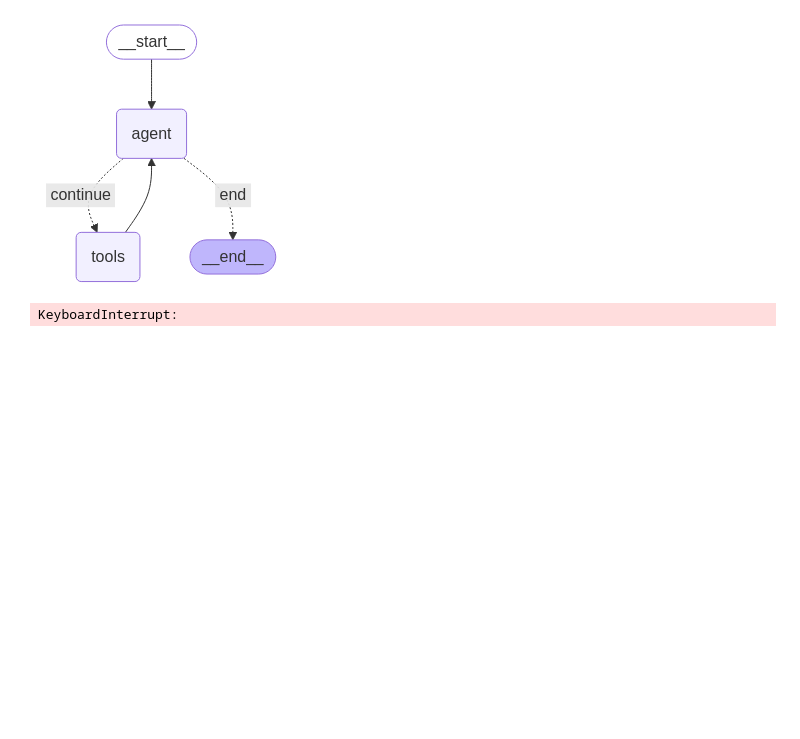
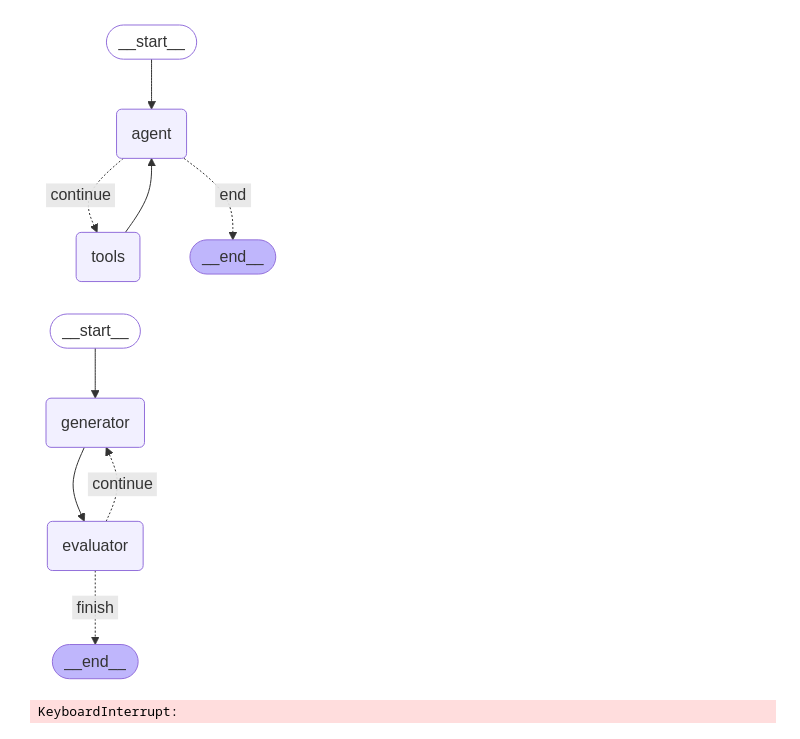
Before and after one commit to Rahul-1100/LLM-Agents, a Jupyter notebook: ReAct-w-feedback.ipynb, the cells around one changed output. Drawn from its saved outputs; the diff is of its cells as text; code cells hidden in the pictures; blank space fills up the shorter version.

```diff
--- a/ReAct-w-feedback.ipynb
+++ b/ReAct-w-feedback.ipynb
@@ -381,11 +381,14 @@ def continue_condition(state:AgentState):
 # %%
 feedback_workflow = StateGraph(AgentState)
 feedback_workflow.add_node("generator",run_generator)
-feedback_workflow.add_node("evaluatons",run_evalutator)
+feedback_workflow.add_node("evaluator",run_evalutator)
 feedback_workflow.set_entry_point("generator")
-feedback_workflow.add_conditional_edges("evaluatons",continue_condition,{"continue":"generator","finish":END})
-feedback_workflow.add_edge("generator","evaluatons")
+feedback_workflow.add_conditional_edges("evaluator",continue_condition,{"continue":"generator","finish":END})
+feedback_workflow.add_edge("generator","evaluator")
 feedback_graph = feedback_workflow.compile()
+feedback_graph
+# %% [output]
+[figure, added]
 # %%
 # exps_name = "To measure the input and output impedances of an operational amplifier (Op-Amp) in a given configuration."
 # query = f"what should be the required materials and experiment procedure of the following lab Experiment ({exps_name})?"
```
Also changed, not shown: 2 other files.
